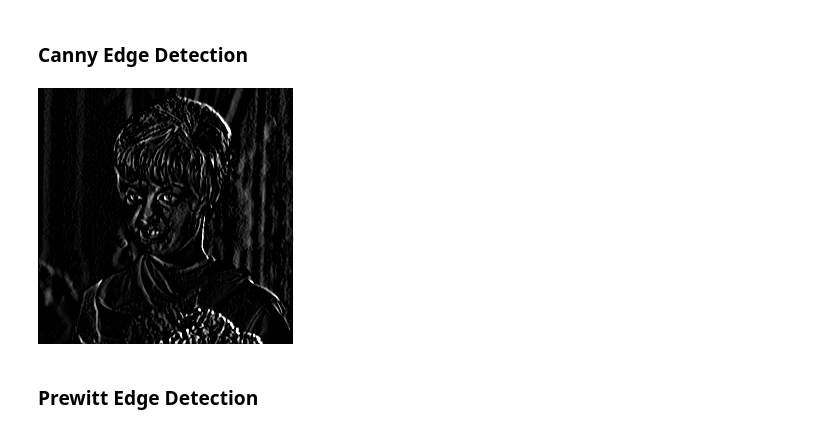
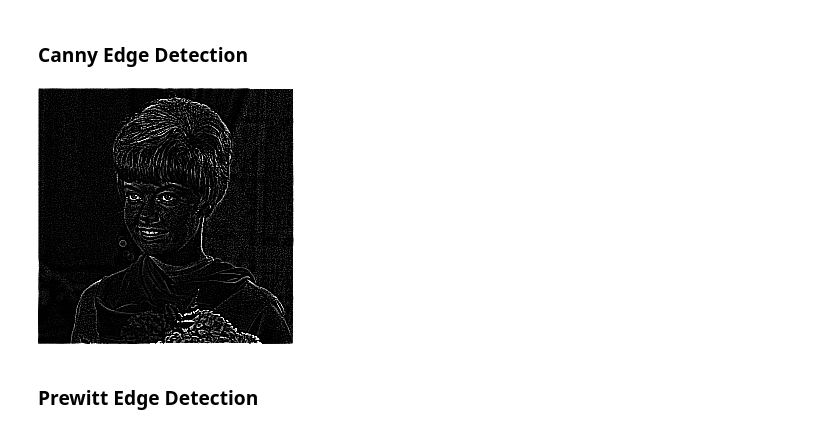
Before and after one commit to reysilvaa/PCVK, a Jupyter notebook: week7.ipynb, the cells around one changed output. Drawn from its saved outputs; the diff is of its cells as text; code cells hidden in the pictures.

```diff
--- a/week7.ipynb
+++ b/week7.ipynb
@@ -91,13 +91,13 @@ apply_convolution(kernel_left_sobel_edge_detection)
 # %% [markdown]
 ### **Canny Edge Detection**
 # %%
-kernel_canny_edge_detection = np.array([[1, 0, -1],
-                                       [2, 0, -2],
-                                       [1, 0, -1]])
+kernel_canny_edge_detection = np.array([[-1, -1, -1],
+                                       [-1, 8, -1],
+                                       [-1, -1, -1]])
 
 apply_convolution(kernel_canny_edge_detection)
 # %% [output]
-[figure, old version]
+[figure, new version]
 # %% [markdown]
 ### **Prewitt Edge Detection**
 # %%
```
Also changed, not shown: parts of 1 cell of this notebook.
